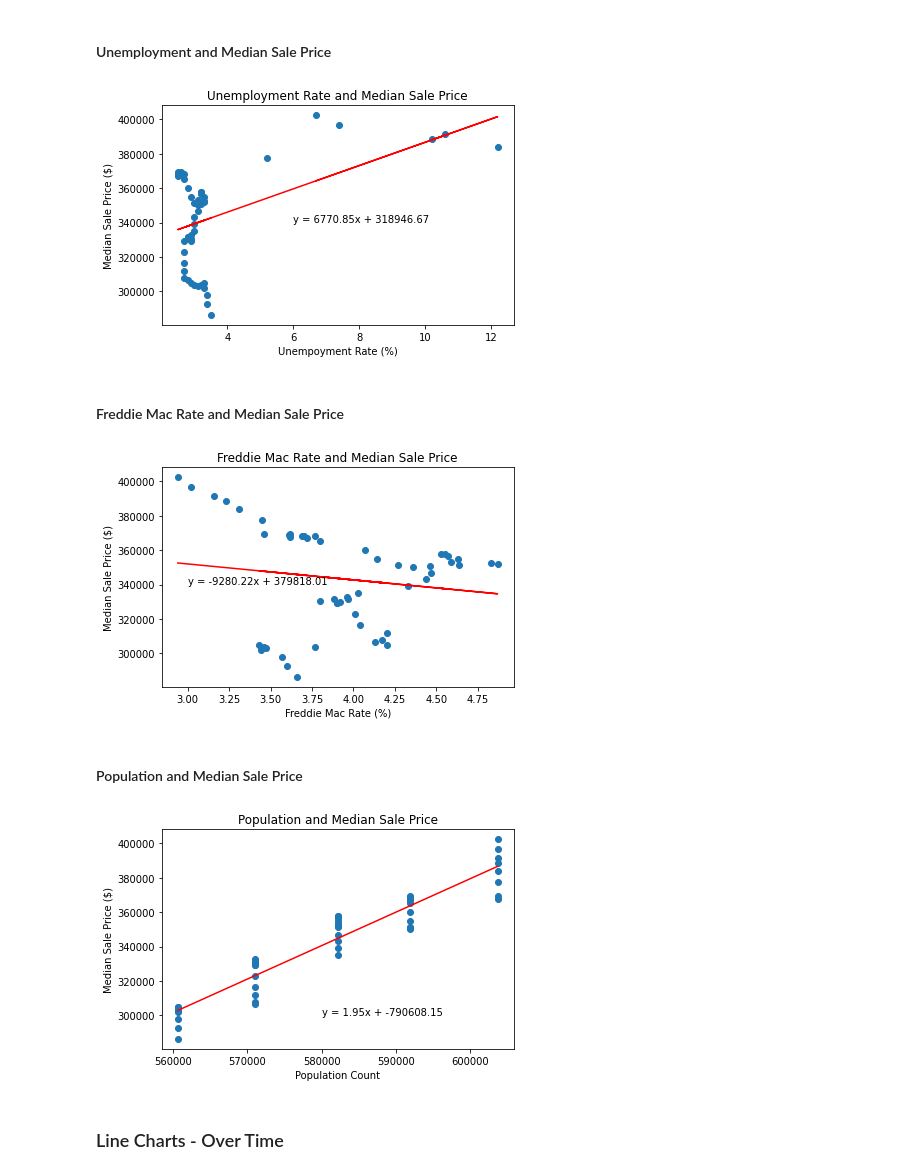
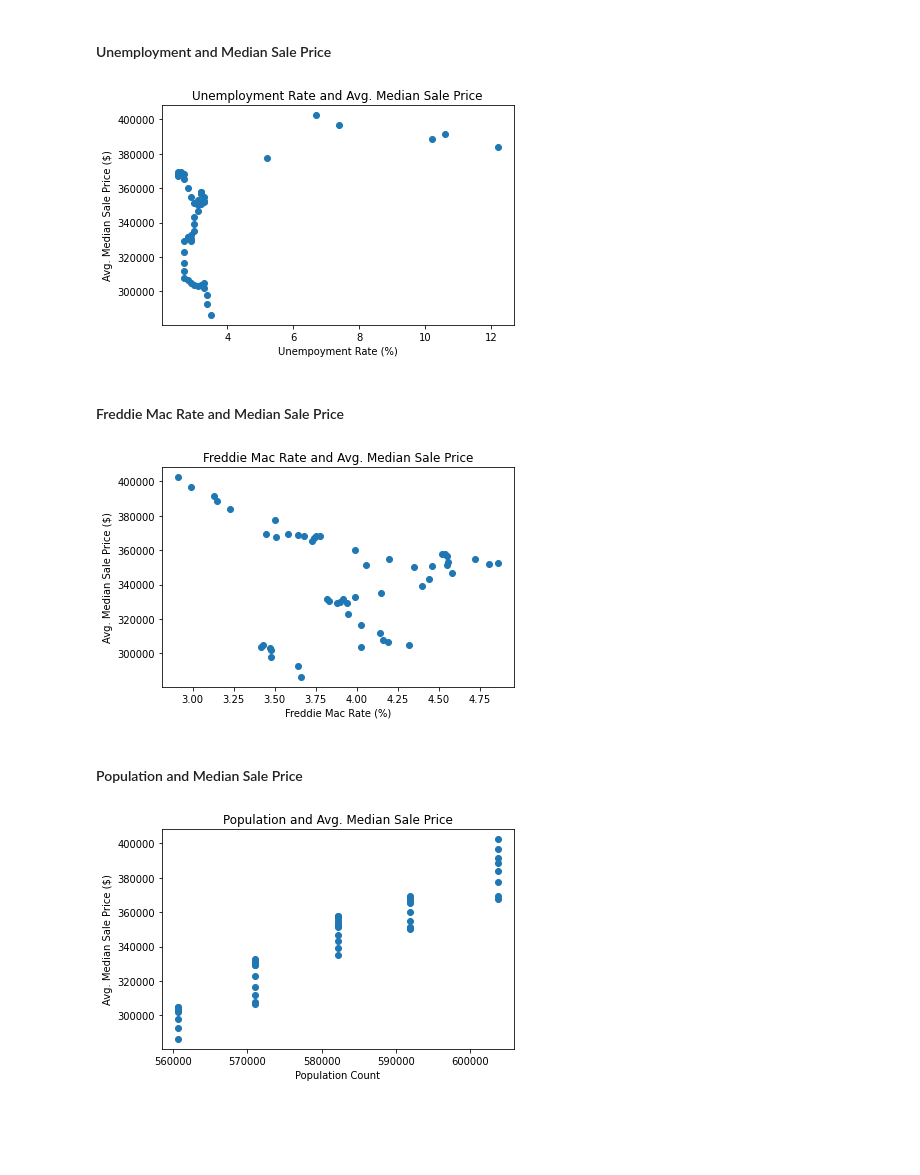
Before and after one commit to binetala/The_Very_Best_Team, a Jupyter notebook: Cole/median_sale_price_analyses.ipynb, the cells around one changed output. Drawn from its saved outputs; the diff is of its cells as text; code cells hidden in the pictures; blank space fills up the shorter version.

Commit message:
Cleaning up my jupyter notebooks and changing graphs based on feedback.

```diff
--- a/Cole/median_sale_price_analyses.ipynb
+++ b/Cole/median_sale_price_analyses.ipynb
@@ -63,8 +63,8 @@ ssam_df
 | 66579 | 2020 | Aug | 2020-08-01 | SSAM | Median Sale Price (Smooth, All Ho... | 394645 | metro | Greeley, CO | ... |
 672 rows × 13 columns
 # %%
-freddie_rates = ssam_df.groupby("Year-Month")["Freddie Mac Rate"].mean()
-wells_rates = ssam_df.groupby("Year-Month")["Wells Fargo Rate"].mean()
+freddie_rates = ssam_df.groupby("Year-Month")["Freddie Mac Rate"].last()
+wells_rates = ssam_df.groupby("Year-Month")["Wells Fargo Rate"].last()
 
 rates_df = pd.DataFrame({"Freddie Mac Rates": freddie_rates, "Wells Fargo Rates": wells_rates})
 rates_df.head()
@@ -105,16 +105,16 @@ ssam_combined_df.head()
 # %% [markdown]
 ## Analysis DF
 # %%
-unemployment_rate = round(ssam_combined_df.groupby("Year-Month")["Unemployment Rate"].mean(), 2)
-freddie_mac_rate = round(ssam_combined_df.groupby("Year-Month")["Freddie Mac Rates"].mean(), 2)
-wells_rates = round(ssam_combined_df.groupby("Year-Month")["Wells Fargo Rates"].mean(), 2)
+unemployment_rate = ssam_combined_df.groupby("Year-Month")["Unemployment Rate"].last()
+freddie_mac_rate = ssam_combined_df.groupby("Year-Month")["Freddie Mac Rates"].last()
+wells_rates = ssam_combined_df.groupby("Year-Month")["Wells Fargo Rates"].last()
 median_sale_price = round(ssam_combined_df.groupby("Year-Month")["Value"].mean(), 2)
 population = round(ssam_combined_df.groupby("Year-Month")["County Population"].mean())
 # %%
 analysis_df = pd.DataFrame({"Unemployment Rate": unemployment_rate,
                         "Freddie Mac Rate": freddie_mac_rate,
                         "Mean Population": population,
-                        "Median Sale Price": median_sale_price})
+                        "Avg Median Sale Price": median_sale_price})
 # %%
 analysis_df.head()
 # %% [output]
@@ -128,8 +130,8 @@ analysis_df.head()
 # %%
 analysis_unemp = analysis_df.iloc[:, 0]
 analysis_fmr = analysis_df.iloc[:, 1]
-analysis_pop = analysis_df.iloc[:, 3]
-analysis_msp = analysis_df.iloc[:, 4]
+analysis_pop = analysis_df.iloc[:, 2]
+analysis_msp = analysis_df.iloc[:, 3]
 # %% [markdown]
 ### Correlations
 # %%
@@ -153,65 +157,36 @@ Correlation between Population and Median Sale Price: 0.9502763818248099.
 # %% [markdown]
 #### Unemployment and Median Sale Price
 # %%
-# Formula
-(slope, intercept, rvalue, pvalue, stderr) = linregress(analysis_unemp, analysis_msp)
-unemp_regress_values = analysis_unemp * slope + intercept
-
-# Line Equation
-unemp_line_eq = "y = " + str(round(slope,2)) + "x + " + str(round(intercept,2))
-
 # Plot
 plt.scatter(analysis_unemp, analysis_msp)
-plt.plot(analysis_unemp, unemp_regress_values, "r-")
-plt.title("Unemployment Rate and Median Sale Price")
+plt.title("Unemployment Rate and Avg. Median Sale Price")
 plt.xlabel("Unempoyment Rate (%)")
-plt.ylabel("Median Sale Price ($)")
-plt.annotate(unemp_line_eq, (6, 340000))
+plt.ylabel("Avg. Median Sale Price ($)")
 plt.tight_layout()
 plt.savefig("images/new_msp_unemp_cor.jpeg")
 # %% [output]
-[figure, old version]
+[figure, new version]
 # %% [markdown]
 #### Freddie Mac Rate and Median Sale Price
 # %%
-# Formula
-(slope, intercept, rvalue, pvalue, stderr) = linregress(analysis_fmr, analysis_msp)
-fmr_regress_values = analysis_fmr * slope + intercept
-
-# Line Equation
-fmr_line_eq = "y = " + str(round(slope,2)) + "x + " + str(round(intercept,2))
-
 # Plot
 plt.scatter(analysis_fmr, analysis_msp)
-plt.plot(analysis_fmr, fmr_regress_values, "r-")
-plt.title("Freddie Mac Rate and Median Sale Price")
+plt.title("Freddie Mac Rate and Avg. Median Sale Price")
 plt.xlabel("Freddie Mac Rate (%)")
-plt.ylabel("Median Sale Price ($)")
-plt.annotate(fmr_line_eq, (3, 340000))
+plt.ylabel("Avg. Median Sale Price ($)")
 plt.tight_layout()
 plt.savefig("images/new_fmr_msp_cor.jpeg")
 # %% [output]
-[figure, old version]
+[figure, new version]
 # %% [markdown]
 #### Population and Median Sale Price
 # %%
-# Formula
-(slope, intercept, rvalue, pvalue, stderr) = linregress(analysis_pop, analysis_msp)
-pop_regress_values = analysis_pop * slope + intercept
-
-# Line Equation
-pop_line_eq = "y = " + str(round(slope,2)) + "x + " + str(round(intercept,2))
-
 # Plot
 plt.scatter(analysis_pop, analysis_msp)
-plt.plot(analysis_pop, pop_regress_values, "r-")
-plt.title("Population and Median Sale Price")
+plt.title("Population and Avg. Median Sale Price")
 plt.xlabel("Population Count")
-plt.ylabel("Median Sale Price ($)")
-plt.annotate(pop_line_eq, (580000, 300000))
+plt.ylabel("Avg. Median Sale Price ($)")
 plt.tight_layout()
 plt.savefig("images/new_pop_msp_cor.jpeg")
 # %% [output]
-[figure, old version]
+[figure, new version]
-# %% [markdown]
-### Line Charts - Over Time
```
Also changed, not shown: parts of 40 cells of this notebook, 4 other files.
